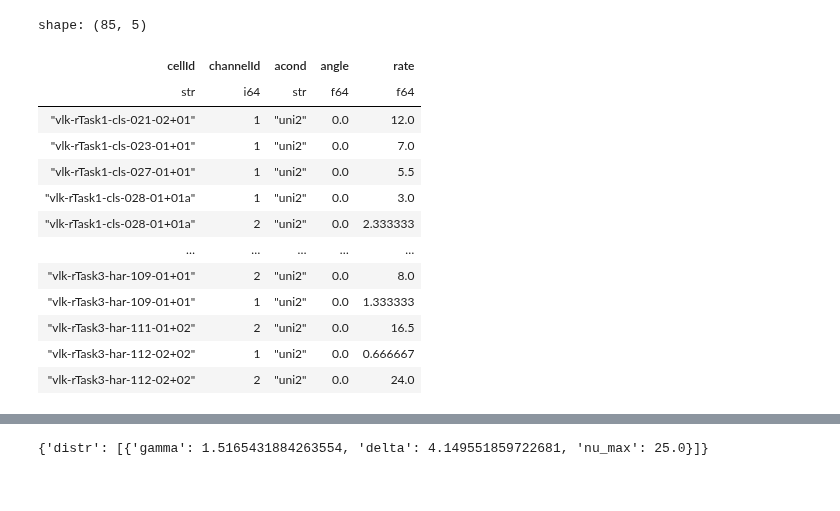
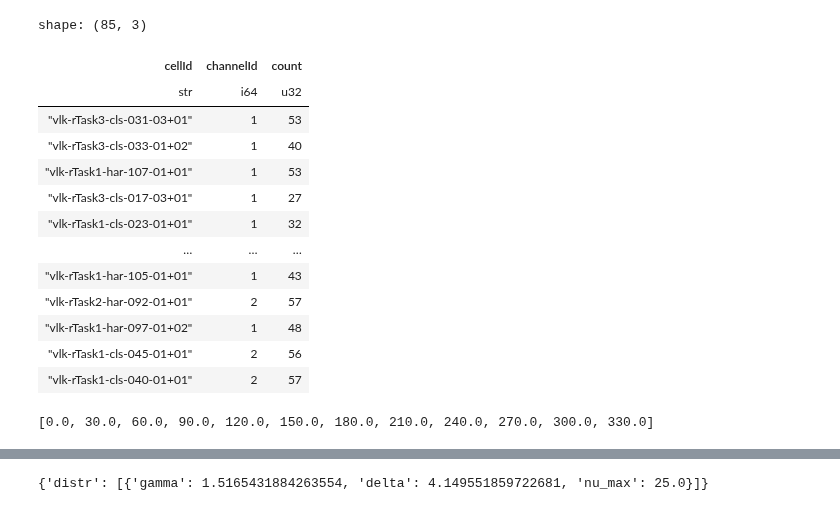
Before and after one commit to woxxel/DarkMatter, a Jupyter notebook: notebooks/TreueData/analyze_TreueData.ipynb, the cells around one changed output, grey strips where cells are left out. Drawn from its saved outputs; the diff is of its cells as text; code cells hidden in the pictures.

```diff
--- a/notebooks/TreueData/analyze_TreueData.ipynb
+++ b/notebooks/TreueData/analyze_TreueData.ipynb
@@ -86,21 +46,50 @@ shape: (3_636, 5)
+# %%
+df.filter(pl.col("acond") == "uni2").group_by(["cellId", "channelId"]).agg(
+    pl.col("rate").count().alias("count")
+)
+# %% [output]
+shape: (85, 3)
+| cellId | channelId | count |
+| str | i64 | u32 |
+| "vlk-rTask3-cls-031-03+01" | 1 | 53 |
+| "vlk-rTask3-cls-033-01+02" | 1 | 40 |
+| "vlk-rTask1-har-107-01+01" | 1 | 53 |
+| "vlk-rTask3-cls-017-03+01" | 1 | 27 |
+| "vlk-rTask1-cls-023-01+01" | 1 | 32 |
+| … | … | … |
+| "vlk-rTask1-har-105-01+01" | 1 | 43 |
+| "vlk-rTask2-har-092-01+01" | 2 | 57 |
+| "vlk-rTask1-har-097-01+02" | 1 | 48 |
+| "vlk-rTask1-cls-045-01+01" | 2 | 56 |
+| "vlk-rTask1-cls-040-01+01" | 2 | 57 |
+# %%
+# df.filter(pl.col("trialNum") == 9).filter(
+#     pl.col("acond") == "uni2"
+# )  # .group_by(["cellId", "channelId", "acond"]).agg(pl.col("rate").mean().alias("mean"))
+unique_angles = sorted(
+    df.filter(pl.col("acond") == "uni2").select("angle").unique().to_series().to_list()
+)
+print(unique_angles)
+
+n_neurons = (
+    df.filter(pl.col("acond") == "uni2")
+    .group_by(["cellId", "channelId"])
+    .agg(pl.col("rate").count().alias("count"))
+).shape[0]
+
+event_count = np.zeros((len(unique_angles), n_neurons))
+for i, angle in enumerate(unique_angles):
+    event_count[i, :] = (
+        df.filter(pl.col("acond") == "uni2")
+        .filter(pl.col("angle") == angle)
+        .group_by(["cellId", "channelId", "acond"])
+        .agg(pl.col("rate").mean())["rate"]
+    )  # .alias("mean"))
+# %% [output]
+[0.0, 30.0, 60.0, 90.0, 120.0, 150.0, 180.0, 210.0, 240.0, 270.0, 300.0, 330.0]
 # %%
-grouped_df.filter(pl.col("acond") == "uni2").filter(pl.col("angle") == 0).sort(
-    by="cellId"
-)
+# grouped_df.filter(pl.col("acond") == "uni2").filter(pl.col("angle") == 0).sort(
+#     by="cellId"
+# )
-# %% [output]
-shape: (85, 5)
-| cellId | channelId | acond | angle | rate |
-| str | i64 | str | f64 | f64 |
-| "vlk-rTask1-cls-021-02+01" | 1 | "uni2" | 0.0 | 12.0 |
-| "vlk-rTask1-cls-023-01+01" | 1 | "uni2" | 0.0 | 7.0 |
-| "vlk-rTask1-cls-027-01+01" | 1 | "uni2" | 0.0 | 5.5 |
-| "vlk-rTask1-cls-028-01+01a" | 1 | "uni2" | 0.0 | 3.0 |
-| "vlk-rTask1-cls-028-01+01a" | 2 | "uni2" | 0.0 | 2.333333 |
-| … | … | … | … | … |
-| "vlk-rTask3-har-109-01+01" | 2 | "uni2" | 0.0 | 8.0 |
-| "vlk-rTask3-har-109-01+01" | 1 | "uni2" | 0.0 | 1.333333 |
-| "vlk-rTask3-har-111-01+02" | 2 | "uni2" | 0.0 | 16.5 |
-| "vlk-rTask3-har-112-02+02" | 1 | "uni2" | 0.0 | 0.666667 |
-| "vlk-rTask3-har-112-02+02" | 2 | "uni2" | 0.0 | 24.0 |
 # %%
 import numpy as np
```
Also changed, not shown: parts of 18 cells of this notebook, 7 other files.
